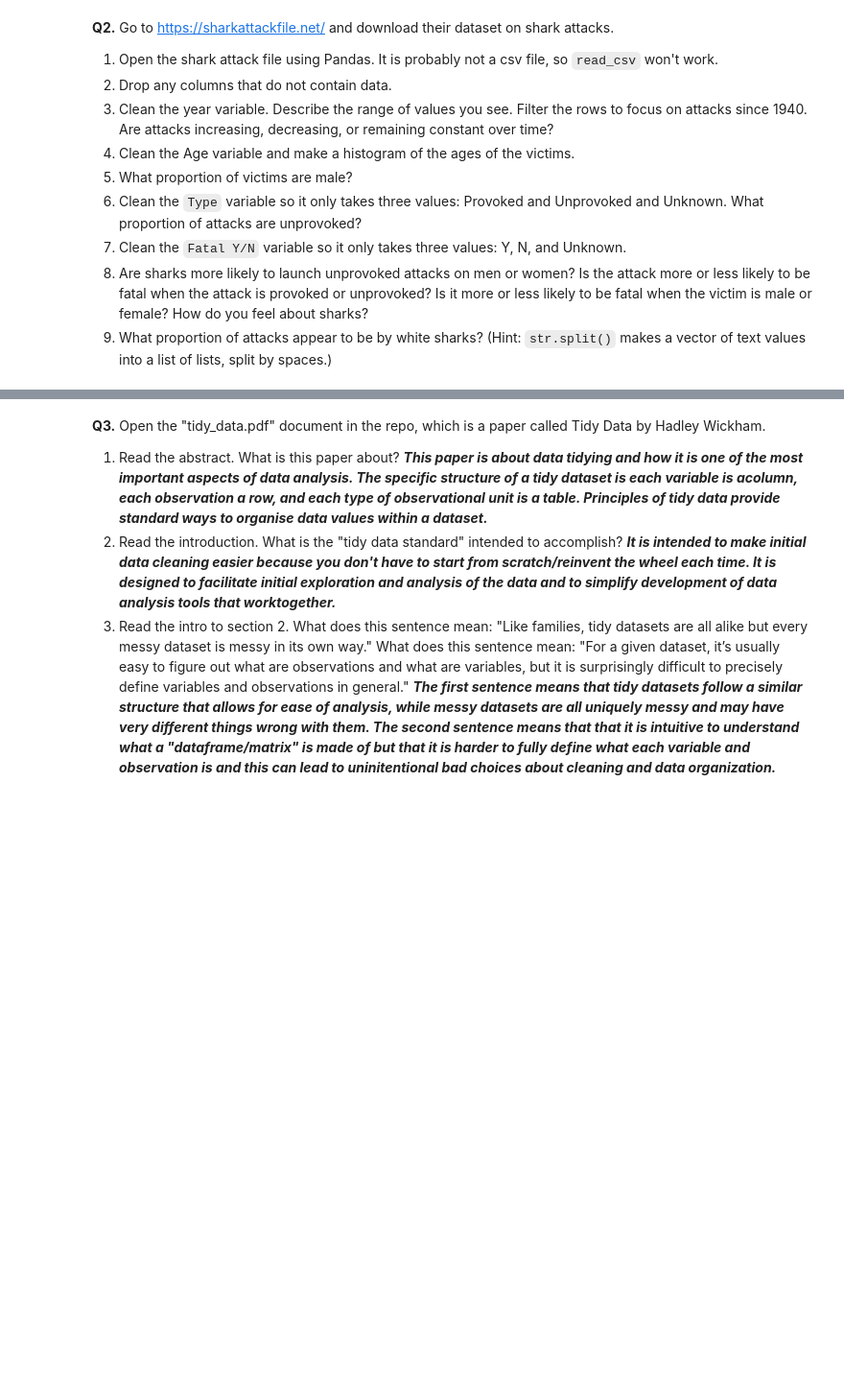
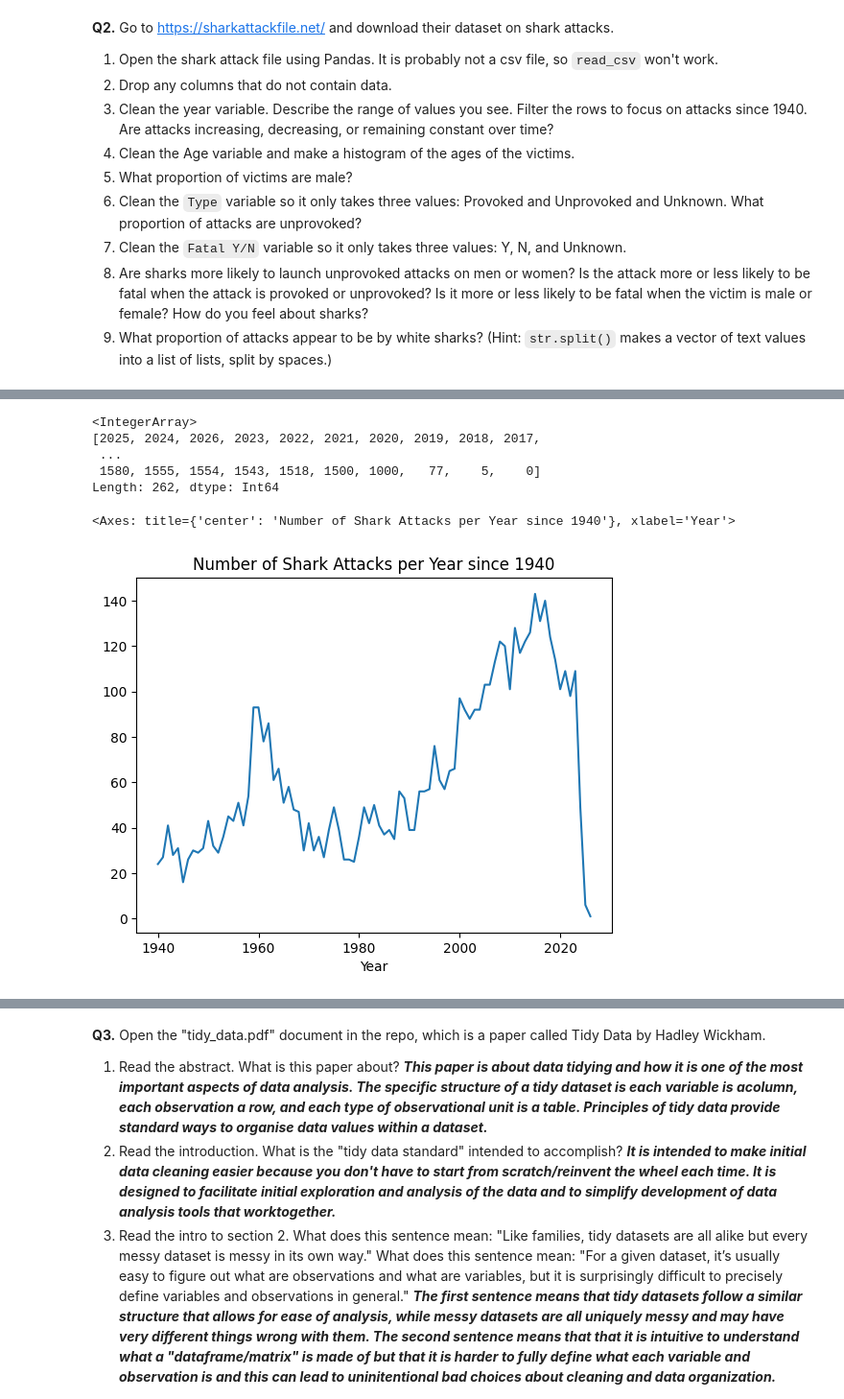
Before and after one commit to alaplace17/wrangling_updated, a Jupyter notebook: assignment/assignment.ipynb, the cells around one changed output, grey strips where cells are left out. Shown at 96% size. Drawn from its saved outputs; the diff is of its cells as text; code cells hidden in the pictures; blank space fills up the shorter version.

Commit message:
Wrangling Assignment Updated Submission

```diff
--- a/assignment/assignment.ipynb
+++ b/assignment/assignment.ipynb
@@ -300,3 +331,7 @@ Name: count, Length: 483, dtype: int64
 7. Clean the `Fatal Y/N` variable so it only takes three values: Y, N, and Unknown.
 8. Are sharks more likely to launch unprovoked attacks on men or women? Is the attack more or less likely to be fatal when the attack is provoked or unprovoked? Is it more or less likely to be fatal when the victim is male or female? How do you feel about sharks?
 9. What proportion of attacks appear to be by white sharks? (Hint: `str.split()` makes a vector of text values into a list of lists, split by spaces.)
+# %%
+shark_raw_url_path = 'https://github.com/alaplace17/wrangling_updated/blob/main/assignment/data/GSAF5.xls?raw=true'
+df_shark = pd.read_excel(shark_raw_url_path)
+df_shark.head()
@@ -302,0 +346,3 @@ Name: count, Length: 483, dtype: int64
+# %%
+df_shark = df_shark.dropna(axis=1, how='all')
+df_shark.head()
@@ -302,0 +380,20 @@ Name: count, Length: 483, dtype: int64
+# %%
+df_shark['Year'] = df_shark['Year'].astype('Int64')
+df_shark['Year'].unique()
+# The values range from present day to 0 which is not possible, probable errors in data entry
+# %% [output]
+<IntegerArray>
+[2025, 2024, 2026, 2023, 2022, 2021, 2020, 2019, 2018, 2017,
+ ...
+ 1580, 1555, 1554, 1543, 1518, 1500, 1000,   77,    5,    0]
+Length: 262, dtype: Int64
+# %%
+# Filter the rows to focus on attacks since 1940
+df_shark_filtered = df_shark[df_shark['Year'] >= 1940]
+
+# Plot the number of attacks per year to see the trend
+attacks_per_year = df_shark_filtered['Year'].value_counts().sort_index()
+attacks_per_year.plot(kind='line', title='Number of Shark Attacks per Year since 1940')
+# %% [output]
+<Axes: title={'center': 'Number of Shark Attacks per Year since 1940'}, xlabel='Year'>
+[figure, added]
```
Also changed, not shown: parts of 22 cells of this notebook.
